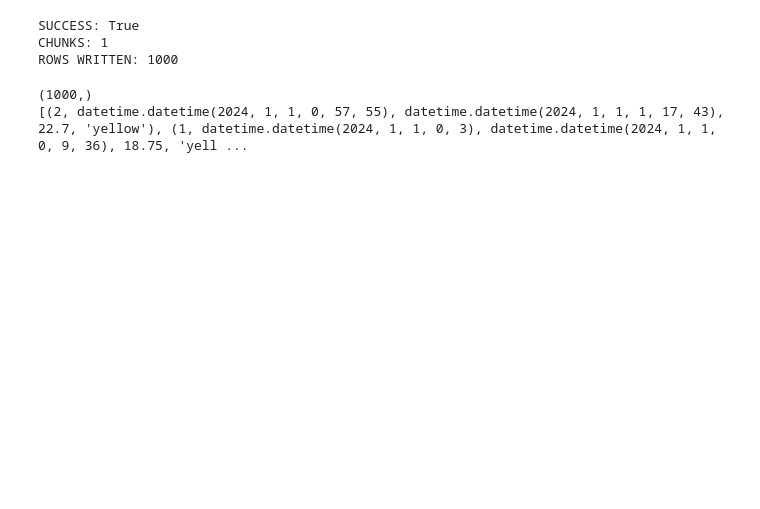
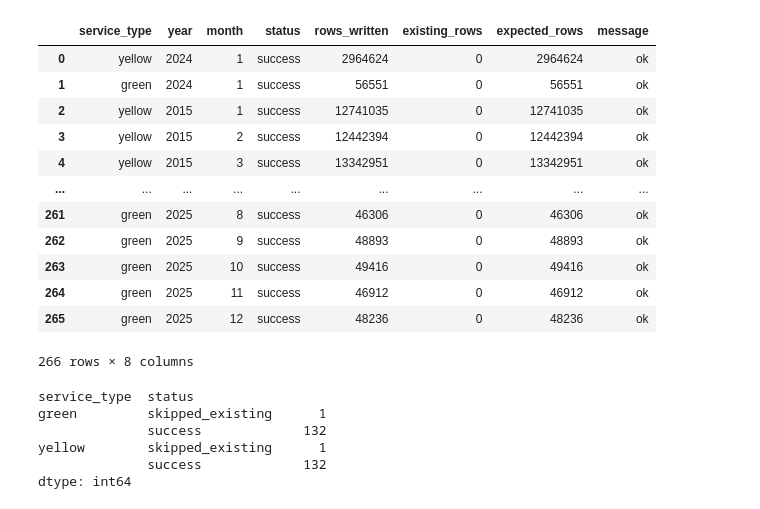
Before and after one commit to MatiasJaramillo/pset3, a Jupyter notebook: notebooks/01_ingesta_parquet.ipynb, the cells around one changed output. Drawn from its saved outputs; the diff is of its cells as text; code cells hidden in the pictures; blank space fills up the shorter version.

Commit message:
ingesta completa de datos

```diff
--- a/notebooks/01_ingesta_parquet.ipynb
+++ b/notebooks/01_ingesta_parquet.ipynb
@@ -4,9 +9,11 @@ from datetime import datetime
 # %%
-RUN_ID = "run_test_001"
+YEARS = range(2015, 2026)
+MONTHS = range(1, 13)
+SERVICES = ["yellow", "green"]
 
-yellow_url = "https://d37ci6vzurychx.cloudfront.net/trip-data/yellow_tripdata_2024-01.parquet"
-green_url = "https://d37ci6vzurychx.cloudfront.net/trip-data/green_tripdata_2024-01.parquet"
+RUN_ID_PREFIX = "run_full_backfill"
+RESULTS = []
 
-yellow_df = pd.read_parquet(yellow_url)
-green_df = pd.read_parquet(green_url)
+DOWNLOAD_DIR = "../data/temp_parquet"
+os.makedirs(DOWNLOAD_DIR, exist_ok=True)
 # %%
@@ -256,39 +397,29 @@ conn = snowflake.connector.connect(
 # %%
-#esto luego se cambia a solo yellow_std para ocupar todos los datos, head(1000) es para pruebas
-yellow_sample = yellow_std.head(1000).copy()
+import pandas as pd
 
-success, nchunks, nrows, _ = write_pandas(
-    conn,
-    yellow_sample,
-    "YELLOW_TRIPS_RAW",
-    database=os.getenv("SNOWFLAKE_DATABASE"),
-    schema=os.getenv("SNOWFLAKE_SCHEMA_RAW"),
-    auto_create_table=False,
-    overwrite=False,
-    quote_identifiers=False,
-    use_logical_type=True
-)
-
-print("SUCCESS:", success)
-print("CHUNKS:", nchunks)
-print("ROWS WRITTEN:", nrows)
+results_df = pd.DataFrame(RESULTS)
+results_df
 # %% [output]
+|  | service_type | year | month | status | rows_written | existing_rows | expected_rows | message |
+| 0 | yellow | 2024 | 1 | success | 2964624 | 0 | 2964624 | ok |
+| 1 | green | 2024 | 1 | success | 56551 | 0 | 56551 | ok |
+| 2 | yellow | 2015 | 1 | success | 12741035 | 0 | 12741035 | ok |
+| 3 | yellow | 2015 | 2 | success | 12442394 | 0 | 12442394 | ok |
+| 4 | yellow | 2015 | 3 | success | 13342951 | 0 | 13342951 | ok |
+| ... | ... | ... | ... | ... | ... | ... | ... | ... |
+| 261 | green | 2025 | 8 | success | 46306 | 0 | 46306 | ok |
+| 262 | green | 2025 | 9 | success | 48893 | 0 | 48893 | ok |
+| 263 | green | 2025 | 10 | success | 49416 | 0 | 49416 | ok |
+| 264 | green | 2025 | 11 | success | 46912 | 0 | 46912 | ok |
+| 265 | green | 2025 | 12 | success | 48236 | 0 | 48236 | ok |
-SUCCESS: True
-CHUNKS: 1
-ROWS WRITTEN: 1000
+266 rows × 8 columns
 # %%
-cur = conn.cursor()
-
-cur.execute("SELECT COUNT(*) FROM YELLOW_TRIPS_RAW")
-print(cur.fetchone())
-
-cur.execute("""
-SELECT vendor_id, pickup_datetime, dropoff_datetime, total_amount, service_type
-FROM YELLOW_TRIPS_RAW
-LIMIT 5
-""")
-print(cur.fetchall())
+results_df.groupby(["service_type", "status"]).size()
 # %% [output]
-(1000,)
-[(2, datetime.datetime(2024, 1, 1, 0, 57, 55), datetime.datetime(2024, 1, 1, 1, 17, 43), 22.7, 'yellow'), (1, datetime.datetime(2024, 1, 1, 0, 3), datetime.datetime(2024, 1, 1, 0, 9, 36), 18.75, 'yell ...
+service_type  status
+green         skipped_existing      1
+              success             132
+yellow        skipped_existing      1
+              success             132
+dtype: int64
 # %%
```
Also changed, not shown: parts of 21 cells of this notebook, 3 other files.
